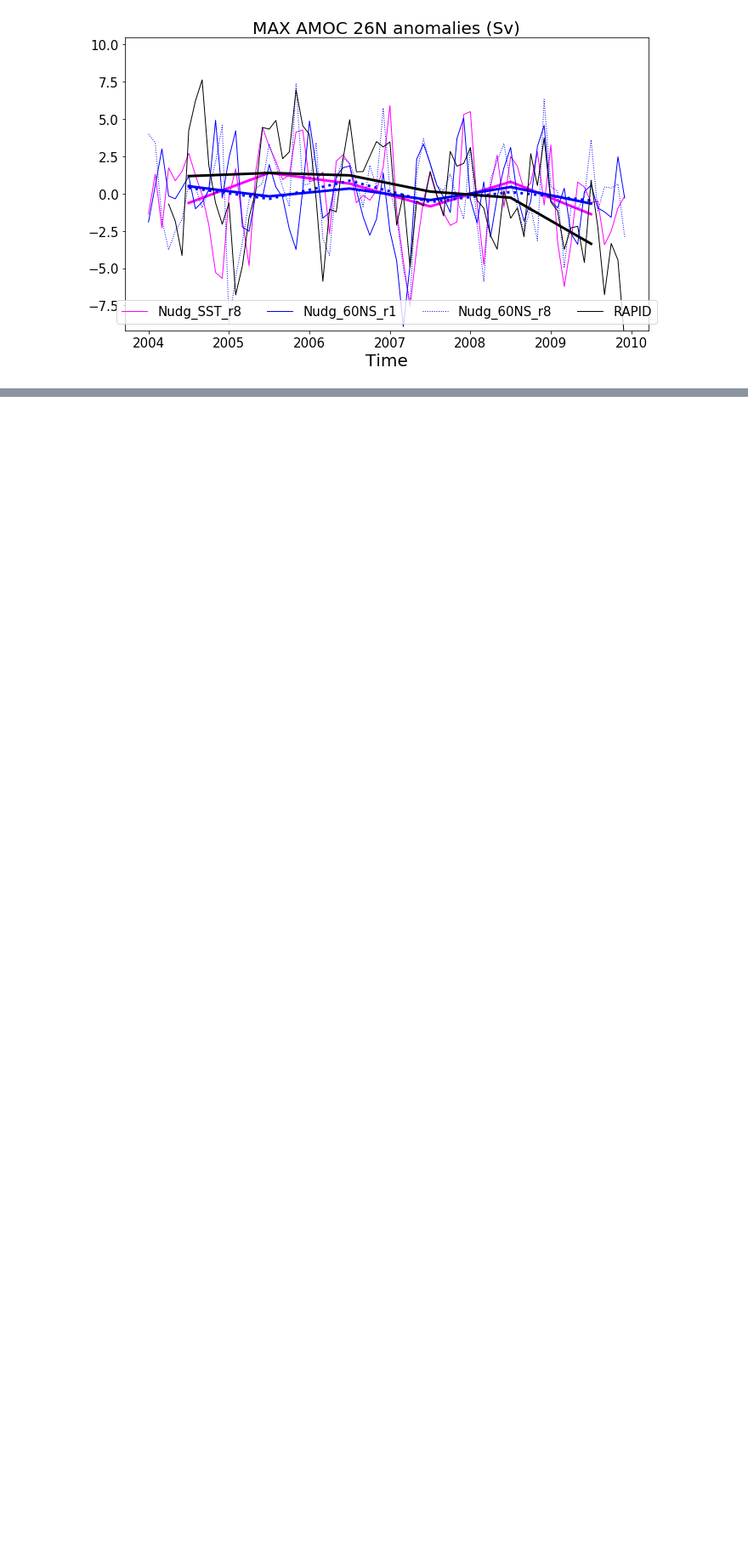
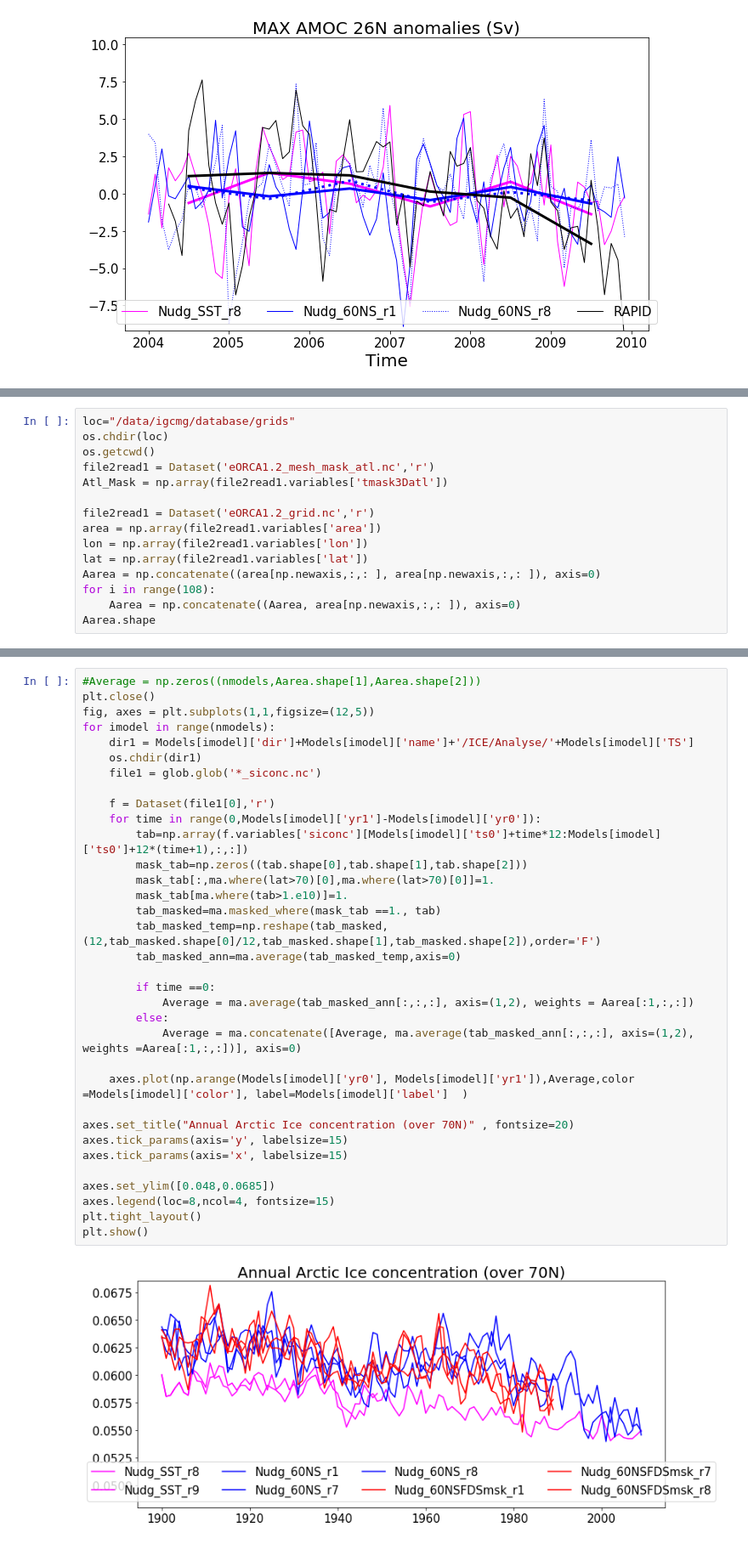
Before and after one commit to victorquik/Share_J_E, a Jupyter notebook: Plot_Blue_Action.ipynb, the cells around one changed output, grey strips where cells are left out. Shown at 85% size. Drawn from its saved outputs; the diff is of its cells as text; blank space fills up the shorter version.

```diff
--- a/Plot_Blue_Action.ipynb
+++ b/Plot_Blue_Action.ipynb
@@ -667,0 +682,15 @@ plt.show()
+# %%
+loc="/data/igcmg/database/grids"
+os.chdir(loc)
+os.getcwd()
+file2read1 = Dataset('eORCA1.2_mesh_mask_atl.nc','r')
+Atl_Mask = np.array(file2read1.variables['tmask3Datl'])
+
+file2read1 = Dataset('eORCA1.2_grid.nc','r')
+area = np.array(file2read1.variables['area'])
+lon = np.array(file2read1.variables['lon'])
+lat = np.array(file2read1.variables['lat'])
+Aarea = np.concatenate((area[np.newaxis,:,: ], area[np.newaxis,:,: ]), axis=0)
+for i in range(108):
+    Aarea = np.concatenate((Aarea, area[np.newaxis,:,: ]), axis=0)
+Aarea.shape
@@ -667,0 +699,36 @@ plt.show()
+# %%
+#Average = np.zeros((nmodels,Aarea.shape[1],Aarea.shape[2]))
+plt.close()
+fig, axes = plt.subplots(1,1,figsize=(12,5))
+for imodel in range(nmodels):
+    dir1 = Models[imodel]['dir']+Models[imodel]['name']+'/ICE/Analyse/'+Models[imodel]['TS']
+    os.chdir(dir1)
+    file1 = glob.glob('*_siconc.nc')
+
+    f = Dataset(file1[0],'r')
+    for time in range(0,Models[imodel]['yr1']-Models[imodel]['yr0']):
+        tab=np.array(f.variables['siconc'][Models[imodel]['ts0']+time*12:Models[imodel]['ts0']+12*(time+1),:,:])
+        mask_tab=np.zeros((tab.shape[0],tab.shape[1],tab.shape[2]))
+        mask_tab[:,ma.where(lat>70)[0],ma.where(lat>70)[0]]=1.
+        mask_tab[ma.where(tab>1.e10)]=1.
+        tab_masked=ma.masked_where(mask_tab ==1., tab)
+        tab_masked_temp=np.reshape(tab_masked,(12,tab_masked.shape[0]/12,tab_masked.shape[1],tab_masked.shape[2]),order='F')
+        tab_masked_ann=ma.average(tab_masked_temp,axis=0)
+
+        if time ==0:
+            Average = ma.average(tab_masked_ann[:,:,:], axis=(1,2), weights = Aarea[:1,:,:])
+        else:
+            Average = ma.concatenate([Average, ma.average(tab_masked_ann[:,:,:], axis=(1,2), weights =Aarea[:1,:,:])], axis=0)
+
+    axes.plot(np.arange(Models[imodel]['yr0'], Models[imodel]['yr1']),Average,color =Models[imodel]['color'], label=Models[imodel]['label']  )
+
+axes.set_title("Annual Arctic Ice concentration (over 70N)" , fontsize=20)
+axes.tick_params(axis='y', labelsize=15)
+axes.tick_params(axis='x', labelsize=15)
+
+axes.set_ylim([0.048,0.0685])
+axes.legend(loc=8,ncol=4, fontsize=15)
+plt.tight_layout()
+plt.show()
+# %% [output]
+[figure, added]
```
Also changed, not shown: parts of 4 cells of this notebook.
